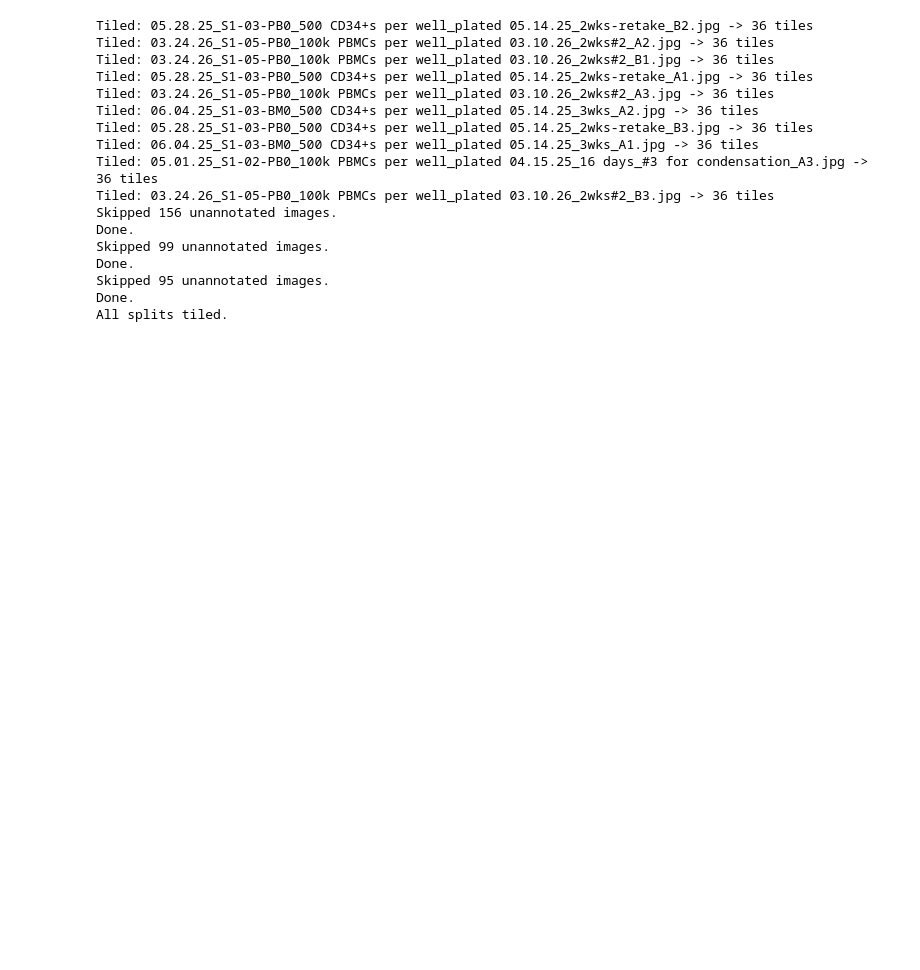
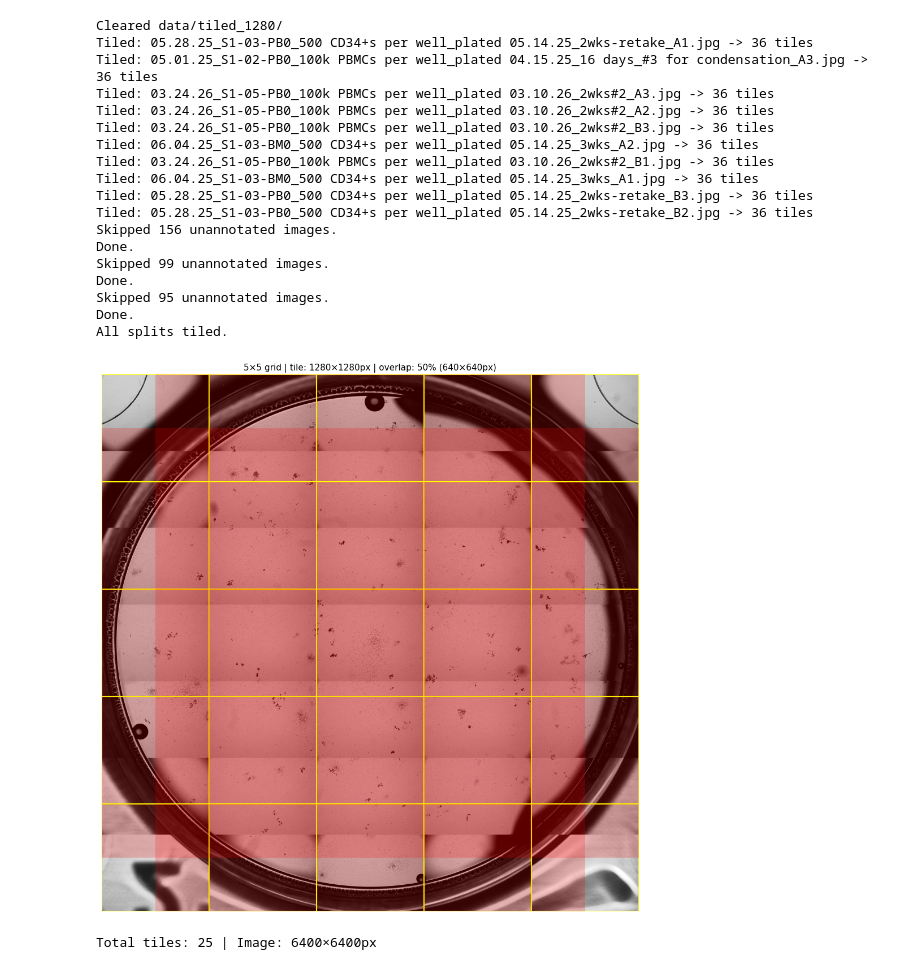
Before and after one commit to mattieuzhai/CFU-classifier, a Jupyter notebook: training_prep.ipynb, the cells around one changed output. Cells and saved outputs as stored; diff of their text form; code cells hidden in the pictures; blank space fills up the shorter version.

```diff
--- a/training_prep.ipynb
+++ b/training_prep.ipynb
@@ -5,7 +5,7 @@ from PIL import Image
 from sahi.slicing import slice_image
 # %%
 def tile_dataset(input_images_dir, input_labels_dir, output_dir, grid=10,
-                 overlap_ratio=0.1, min_visibility=0.1):
+                 overlap_ratio=0.2, min_visibility=0.1):
     """
     Slices each annotated image into a grid x grid set of tiles using SAHI and
     remaps YOLO annotations into each tile's coordinate space. Images without a
@@ -131,16 +131,17 @@ for split in ["train", "val", "test"]:
     )
 print("All splits tiled.")
 # %% [output]
+Cleared data/tiled_1280/
+Tiled: 05.28.25_S1-03-PB0_500 CD34+s per well_plated 05.14.25_2wks-retake_A1.jpg -> 36 tiles
+Tiled: 05.01.25_S1-02-PB0_100k PBMCs per well_plated 04.15.25_16 days_#3 for condensation_A3.jpg -> 36 tiles
+Tiled: 03.24.26_S1-05-PB0_100k PBMCs per well_plated 03.10.26_2wks#2_A3.jpg -> 36 tiles
+Tiled: 03.24.26_S1-05-PB0_100k PBMCs per well_plated 03.10.26_2wks#2_A2.jpg -> 36 tiles
+Tiled: 03.24.26_S1-05-PB0_100k PBMCs per well_plated 03.10.26_2wks#2_B3.jpg -> 36 tiles
+Tiled: 06.04.25_S1-03-BM0_500 CD34+s per well_plated 05.14.25_3wks_A2.jpg -> 36 tiles
+Tiled: 03.24.26_S1-05-PB0_100k PBMCs per well_plated 03.10.26_2wks#2_B1.jpg -> 36 tiles
+Tiled: 06.04.25_S1-03-BM0_500 CD34+s per well_plated 05.14.25_3wks_A1.jpg -> 36 tiles
+Tiled: 05.28.25_S1-03-PB0_500 CD34+s per well_plated 05.14.25_2wks-retake_B3.jpg -> 36 tiles
 Tiled: 05.28.25_S1-03-PB0_500 CD34+s per well_plated 05.14.25_2wks-retake_B2.jpg -> 36 tiles
-Tiled: 03.24.26_S1-05-PB0_100k PBMCs per well_plated 03.10.26_2wks#2_A2.jpg -> 36 tiles
-Tiled: 03.24.26_S1-05-PB0_100k PBMCs per well_plated 03.10.26_2wks#2_B1.jpg -> 36 tiles
-Tiled: 05.28.25_S1-03-PB0_500 CD34+s per well_plated 05.14.25_2wks-retake_A1.jpg -> 36 tiles
-Tiled: 03.24.26_S1-05-PB0_100k PBMCs per well_plated 03.10.26_2wks#2_A3.jpg -> 36 tiles
-Tiled: 06.04.25_S1-03-BM0_500 CD34+s per well_plated 05.14.25_3wks_A2.jpg -> 36 tiles
-Tiled: 05.28.25_S1-03-PB0_500 CD34+s per well_plated 05.14.25_2wks-retake_B3.jpg -> 36 tiles
-Tiled: 06.04.25_S1-03-BM0_500 CD34+s per well_plated 05.14.25_3wks_A1.jpg -> 36 tiles
-Tiled: 05.01.25_S1-02-PB0_100k PBMCs per well_plated 04.15.25_16 days_#3 for condensation_A3.jpg -> 36 tiles
-Tiled: 03.24.26_S1-05-PB0_100k PBMCs per well_plated 03.10.26_2wks#2_B3.jpg -> 36 tiles
 Skipped 156 unannotated images.
 Done.
 Skipped 99 unannotated images.
@@ -189,31 +190,34 @@ def visualize_tiling(image_path, grid=5, overlap_ratio=0.1):
                     (x + tile_w - overlap_w, y), overlap_w, tile_h,
                     linewidth=0, facecolor='red', alpha=0.2
                 ))
             if row > 0:        # top overlap (leading edge)
                 ax.add_patch(patches.Rectangle(
                     (x, y), tile_w, overlap_h,
                     linewidth=0, facecolor='red', alpha=0.2
                 ))
             if row < grid - 1: # bottom overlap (trailing edge)
                 ax.add_patch(patches.Rectangle(
                     (x, y + tile_h - overlap_h), tile_w, overlap_h,
                     linewidth=0, facecolor='red', alpha=0.2
                 ))
 
     ax.set_title(
         f"{grid}×{grid} grid | tile: {tile_w}×{tile_h}px | "
         f"overlap: {overlap_ratio*100:.0f}% ({overlap_w}×{overlap_h}px)",
         fontsize=11
     )
     ax.axis('off')
     plt.tight_layout()
     plt.show()
     print(f"Total tiles: {grid*grid} | Image: {W}×{H}px")
 
 
 # --- Edit these to match your intended training parameters ---
 SAMPLE_IMAGE    = "data/split/train/images/03.24.26_S1-05-PB0_100k PBMCs per well_plated 03.10.26_2wks#2_A2.jpg"
 PREVIEW_GRID    = 5
-PREVIEW_OVERLAP = 0.2
+PREVIEW_OVERLAP = 0.5
 
 visualize_tiling(SAMPLE_IMAGE, grid=PREVIEW_GRID, overlap_ratio=PREVIEW_OVERLAP)
+# %% [output]
+[figure, added]
+Total tiles: 25 | Image: 6400×6400px
```
